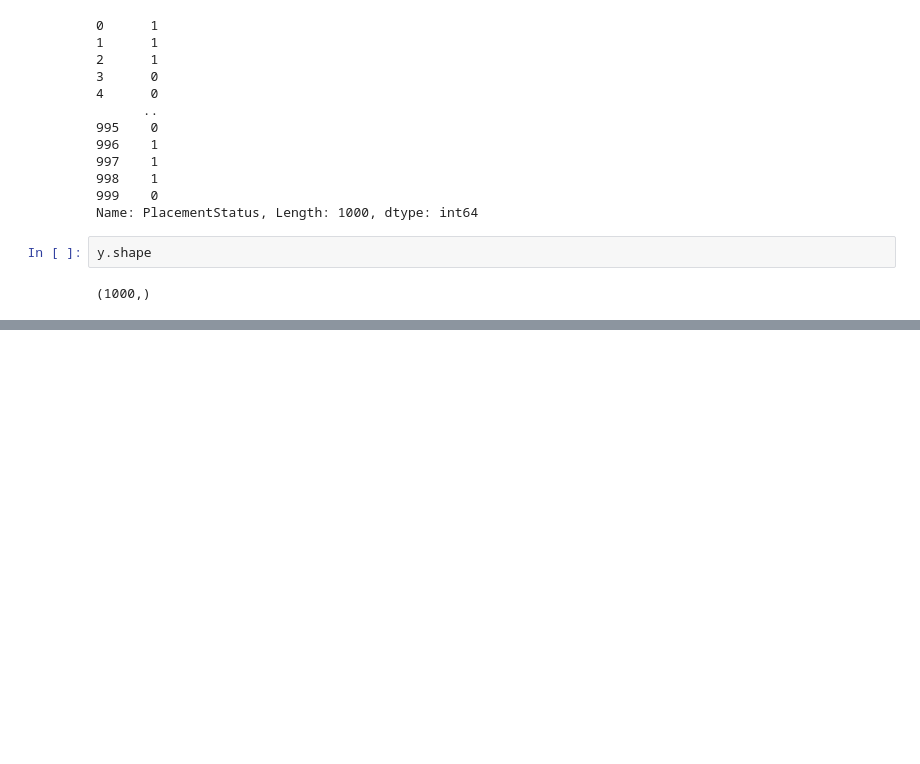
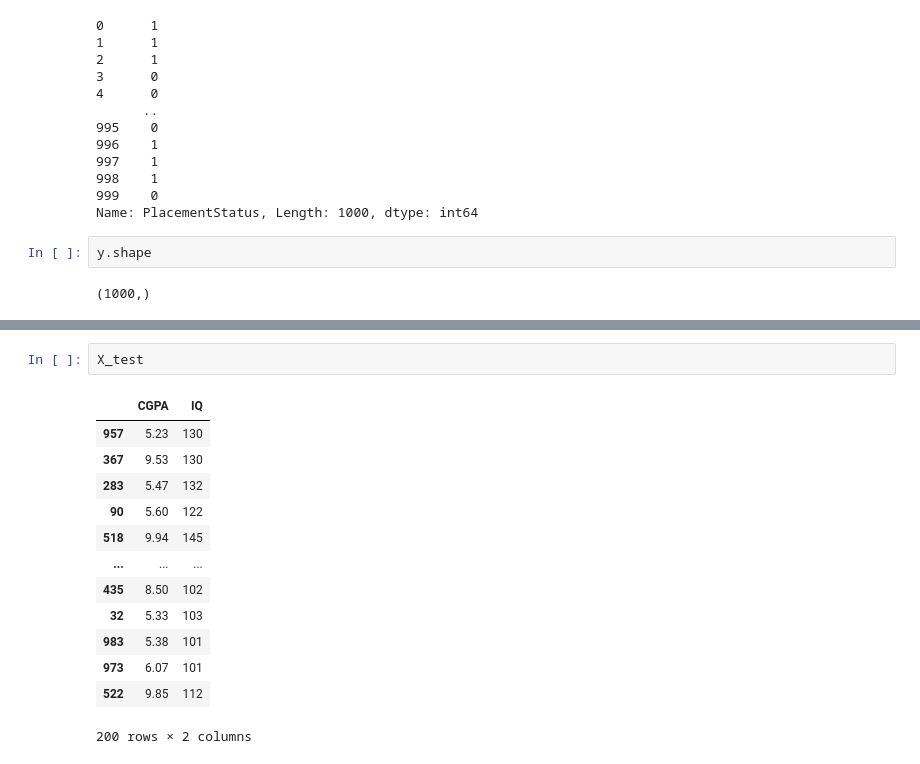
Before and after one commit to navyamj01/Student-Placement-Prediction-Model, a Jupyter notebook: model.ipynb, the cells around one changed output, grey strips where cells are left out. Saved outputs shown, nothing was run; the diff lists cells and outputs as text; blank space fills up the shorter version.

```diff
--- a/model.ipynb
+++ b/model.ipynb
@@ -90,0 +142,16 @@ y.shape
+# %%
+X_test
+# %% [output]
+|  | CGPA | IQ |
+| 957 | 5.23 | 130 |
+| 367 | 9.53 | 130 |
+| 283 | 5.47 | 132 |
+| 90 | 5.60 | 122 |
+| 518 | 9.94 | 145 |
+| ... | ... | ... |
+| 435 | 8.50 | 102 |
+| 32 | 5.33 | 103 |
+| 983 | 5.38 | 101 |
+| 973 | 6.07 | 101 |
+| 522 | 9.85 | 112 |
+200 rows × 2 columns
```
Also changed, not shown: parts of 23 cells of this notebook, 2 other files.
